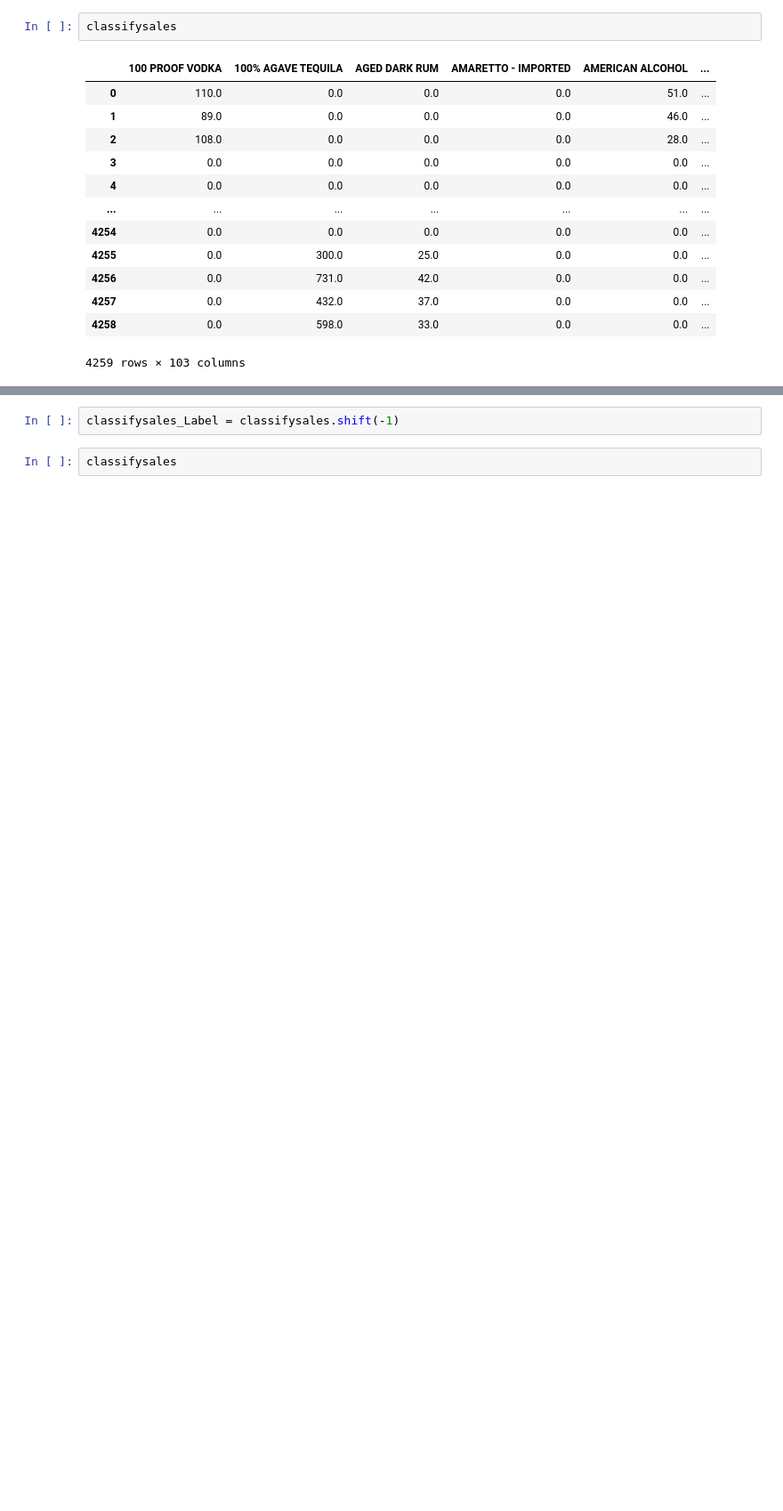
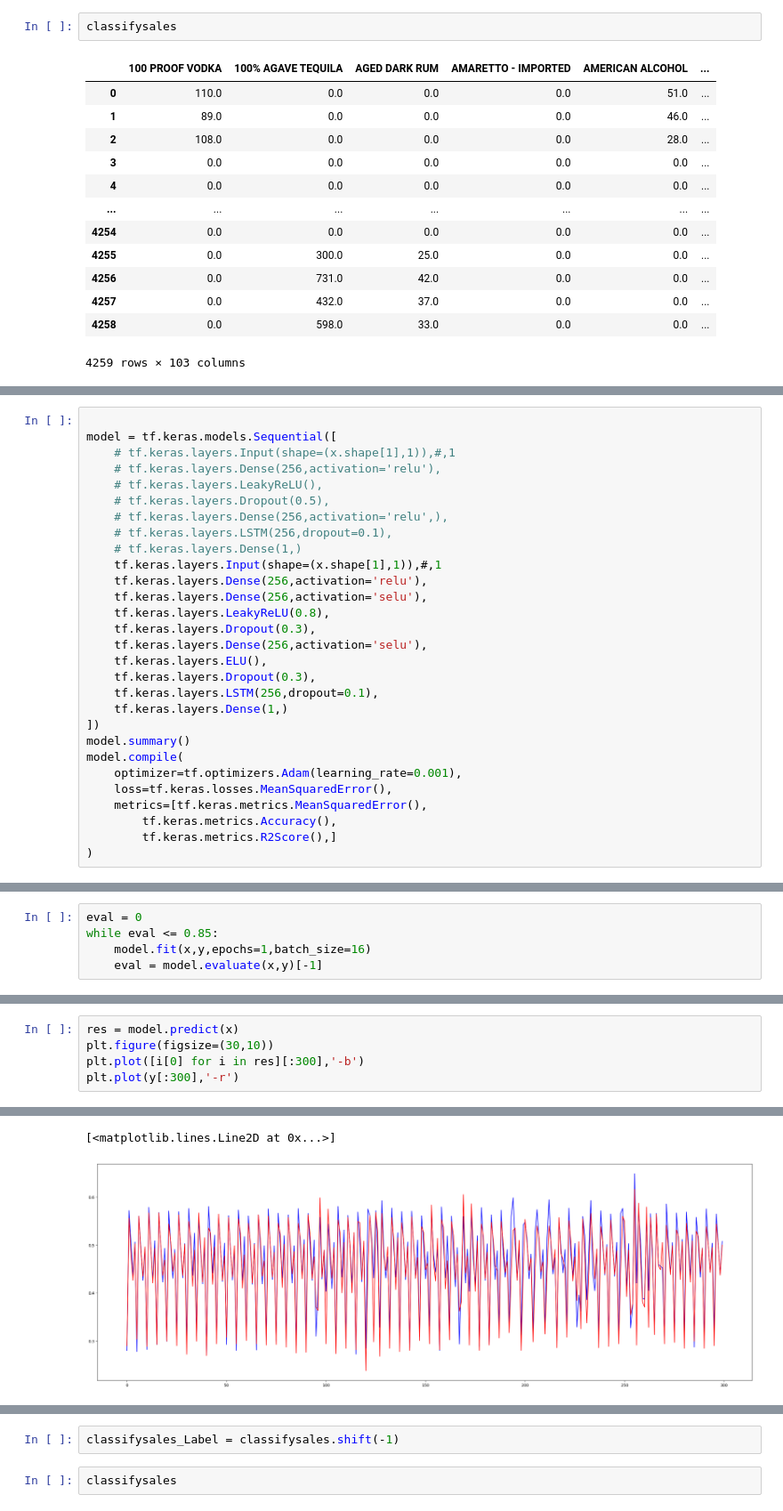
Before and after one commit to AyakashiKitsune/Oasis_project, a Jupyter notebook: transformermodel.ipynb, the cells around one changed output, grey strips where cells are left out. Shown at 89% size. Cells and saved outputs as stored; diff of their text form; blank space fills up the shorter version.

```diff
--- a/transformermodel.ipynb
+++ b/transformermodel.ipynb
@@ -246,0 +312,29 @@ classifysales
+# %%
+
+model = tf.keras.models.Sequential([
+    # tf.keras.layers.Input(shape=(x.shape[1],1)),#,1
+    # tf.keras.layers.Dense(256,activation='relu'),
+    # tf.keras.layers.LeakyReLU(),
+    # tf.keras.layers.Dropout(0.5),
+    # tf.keras.layers.Dense(256,activation='relu',),
+    # tf.keras.layers.LSTM(256,dropout=0.1),
+    # tf.keras.layers.Dense(1,)
+    tf.keras.layers.Input(shape=(x.shape[1],1)),#,1
+    tf.keras.layers.Dense(256,activation='relu'),
+    tf.keras.layers.Dense(256,activation='selu'),
+    tf.keras.layers.LeakyReLU(0.8),
+    tf.keras.layers.Dropout(0.3),
+    tf.keras.layers.Dense(256,activation='selu'),
+    tf.keras.layers.ELU(),
+    tf.keras.layers.Dropout(0.3),
+    tf.keras.layers.LSTM(256,dropout=0.1),
+    tf.keras.layers.Dense(1,)
+])
+model.summary()
+model.compile(
+    optimizer=tf.optimizers.Adam(learning_rate=0.001),
+    loss=tf.keras.losses.MeanSquaredError(),
+    metrics=[tf.keras.metrics.MeanSquaredError(),
+        tf.keras.metrics.Accuracy(),
+        tf.keras.metrics.R2Score(),]
+)
@@ -246,0 +359,5 @@ classifysales
+# %%
+eval = 0
+while eval <= 0.85:
+    model.fit(x,y,epochs=1,batch_size=16)
+    eval = model.evaluate(x,y)[-1]
@@ -246,0 +382,6 @@ classifysales
+# %%
+res = model.predict(x)
+plt.figure(figsize=(30,10))
+plt.plot([i[0] for i in res][:300],'-b')
+plt.plot(y[:300],'-r')
+# %% [output]
@@ -247,3 +389,5 @@ classifysales
+[<matplotlib.lines.Line2D at 0x...>]
+[figure, added]
 # %%
 classifysales = normalizer(classifysales)
 classifysales
```
Also changed, not shown: parts of 33 cells of this notebook, 7 other files.
